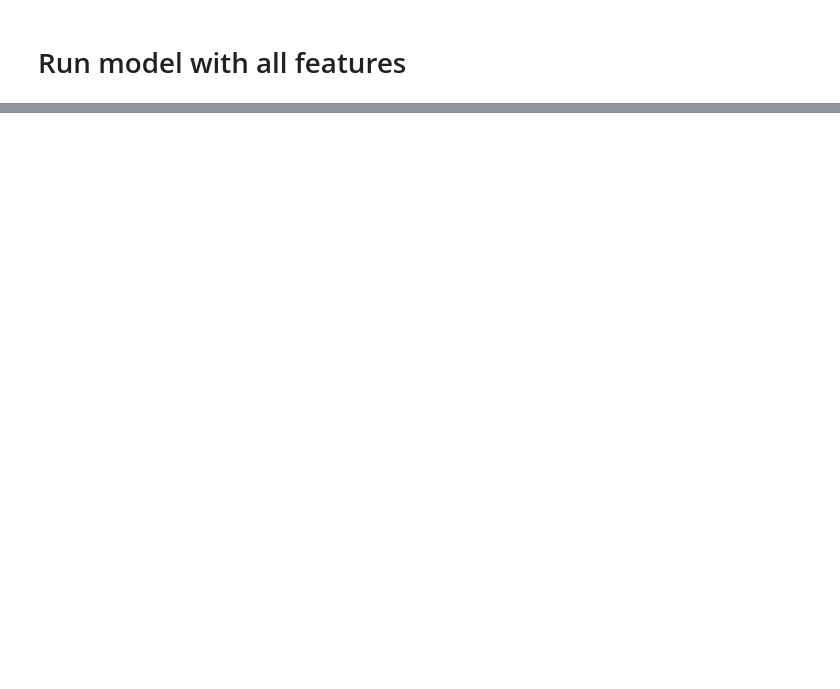
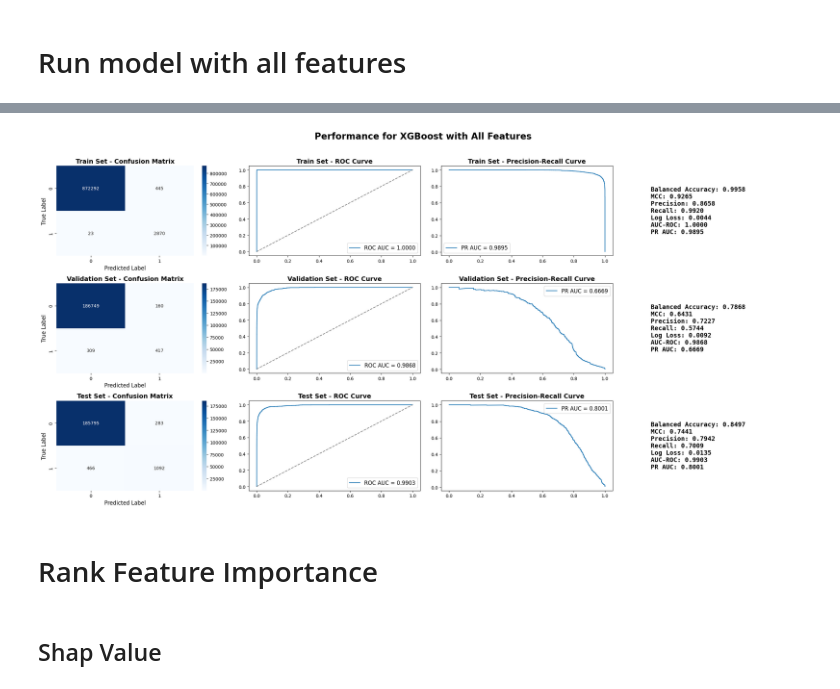
Before and after one commit to engie4800/dsi-capstone-spring-2025-TD-anti-money-laundering, a Jupyter notebook: Code/notebooks/Zoe/Final Feature Selection.ipynb, the cells around one changed output, grey strips where cells are left out. Drawn from its saved outputs; the diff is of its cells as text; code cells hidden in the pictures; blank space fills up the shorter version.

Commit message:
complete the finalizing process

```diff
--- a/Code/notebooks/Zoe/Final Feature Selection.ipynb
+++ b/Code/notebooks/Zoe/Final Feature Selection.ipynb
@@ -189,26 +161,2 @@ test_X,  test_y  = make_X_y(test_table)
 # %% [markdown]
 # Run model with all features
-# %%
-from sklearn.metrics import classification_report, roc_auc_score
-
-# CatBoost Model
-final_model = CatBoostClassifier(
-    iterations=1000,
-    depth=8,
-    learning_rate=0.05,
-    loss_function='Logloss',
-    eval_metric='F1',
-    class_weights={0: 1, 1: 12},
-    random_seed=42,
-    silent=True
-)
-
-model.fit(X_train, y_train, eval_set=(X_val, y_val), use_best_model=True)
-
-# Evaluate
-y_pred = model.predict(X_test)
-y_prob = model.predict_proba(X_test)[:, 1]
-
-print("Classification Report:")
-print(classification_report(y_test, y_pred))
-print(f"ROC AUC Score: {roc_auc_score(y_test, y_prob):.4f}")
@@ -214,0 +229,17 @@ print(f"ROC AUC Score: {roc_auc_score(y_test, y_prob):.4f}")
+# %%
+from plotting.result_metrics import result_metrics
+# 6) Finally, re-use your 3×4 plotting helper:
+slide_title = "Performance for XGBoost with All Features"
+result_metrics(
+    slide_title,
+    mp.y_train, train_pred, train_proba,
+    mp.y_val,   val_pred,   val_proba,
+    mp.y_test,  test_pred,  test_proba,
+    class_labels=["Licit", "Illicit"]
+)
+# %% [output]
+[figure, added]
+# %% [markdown]
+# Rank Feature Importance
+# %% [markdown]
+## Shap Value
```
Also changed, not shown: parts of 39 cells of this notebook.
